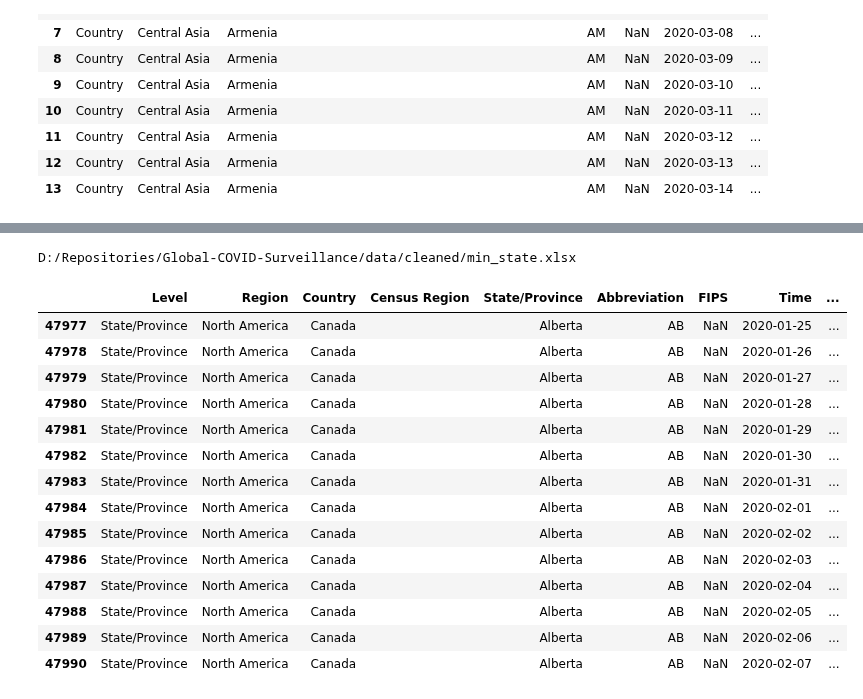
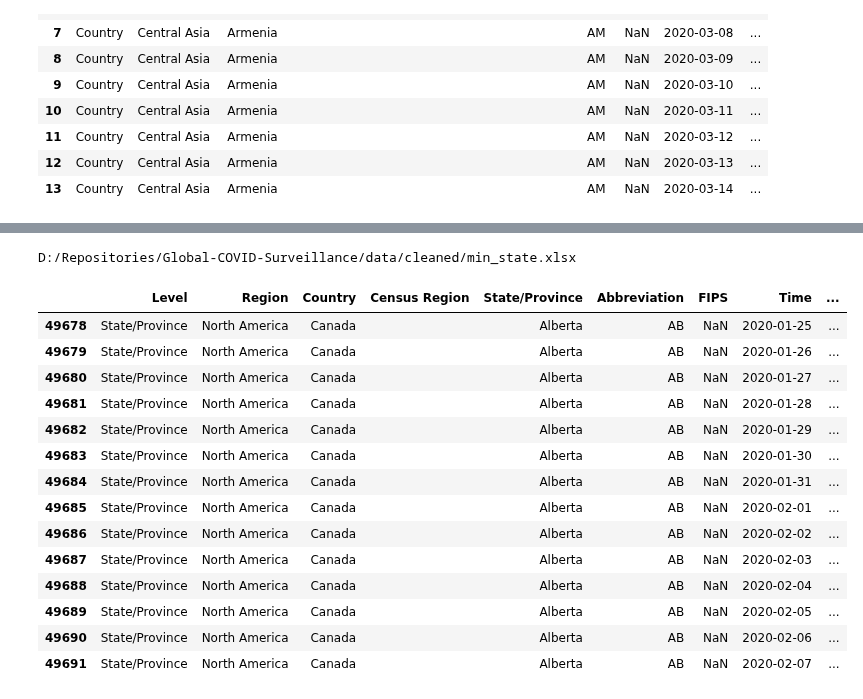
Before and after one commit to janinewhite/Global-COVID-Surveillance, a Jupyter notebook: scripts/Daily Update.ipynb, the cells around one changed output, grey strips where cells are left out. Cells and saved outputs as stored; diff of their text form; code cells hidden in the pictures.

```diff
--- a/scripts/Daily Update.ipynb
+++ b/scripts/Daily Update.ipynb
@@ -16,10 +16,10 @@ pd.set_option('display.max_columns', None)
 now = datetime.now()
 current_date = now.strftime('%Y-%m-%d')
 print(current_date)
-file_date = "2021-02-28"
+file_date = "2021-03-10"
 file_end = " -Results- " + current_date +" .csv"
 output_file_end = " -Results- " + file_date +" .csv"
-statistics_file_end = " - GMM - " + file_date + " .txt"
+statistics_file_end = " - GMM- " + file_date + " .txt"
 print(file_end)
 
 #Folders and Files
@@ -1461,7 +1544,12 @@ all_order = [
     70, 71, 72, 73, 74, 75, 76, 77, 78, 79,
     80, 81, 82, 83, 84, '85+',
     '1-4','5-14','15-24','25-34','35-44','45-54','55-64','65-74','75-84',
-    'Pct < 1','Pct 1-4','Pct 5-14','Pct 15-24','Pct 25-34','Pct 35-44','Pct 45-54','Pct 55-64','Pct 65-74','Pct 75-84','Pct 85+'
+    'Pct < 1','Pct 1-4','Pct 5-14','Pct 15-24','Pct 25-34','Pct 35-44',
+    'Pct 45-54','Pct 55-64','Pct 65-74','Pct 75-84','Pct 85+',
+    'Sargan Test','Sargan Test P-Value','Sargan Test Chisq',
+    'Autocorrelation Test 1', "Autocorrelation Test 1 P-Value",
+    'Autocorrelation Test 2', "Autocorrelation Test 2 P-Value",
+    'Wald Test', "Wald Test P-Value", "Wald Test Chisq"
 ]
 print_column_missing(all_df.columns,all_order)
 all_df = all_df[all_order]
@@ -1507,48 +1595,52 @@ date_check.head()
 # %%
 min_state = all_df.loc[all_df["Level"]=="State/Province"].copy()
 min_cols = [
     'Level', 'Region', 'Country', 'Census Region', 'State/Province', 'Abbreviation', 'FIPS',
     'Time','Max Country Time','Max State Time','Date','Week', 'First Day of Week', 'Last Day of Week', 'Week Date Range', 'Last Day of Week Excel Date', 'Accessed',
     'Output',
     'Speed', 'Speed Daily', 'Acceleration', 'Acceleration Daily', 'Jerk', 'Jerk Daily', '7-Day Persistence',
     'Cases Daily', 'Cases Daily 7D Rolling', 'Cases 7D Moving Average', 'Cases Daily Last Day of Week',
     'Cases Daily Rate', 'Cases Daily Rate 7D Rolling', 'Cases Last Day of Week Rate 100K',
     'Total Cases', 'Total Cases Rate', 'Total Cases Last Day of Week',
     'Deaths Daily', 'Deaths Daily 7D Rolling', 'Deaths 7D Moving Average', 'Deaths Daily Last Day of Week',
     'Deaths Daily Rate', 'Deaths Daily Rate 7D Rolling', 'Deaths Last Day of Week Rate 100K',
     'Total Deaths', 'Total Deaths Rate', 'Total Deaths Last Day of Week',
     'Tests Daily', 'Tests Daily 7D Rolling',
     'Tests Daily Rate', 'Tests Daily Rate 7D Rolling',
     'Total Tests', 'Total Tests Rate',
     'Positivity 7D Rolling',
     'Negative Daily', 'Total Negative',
     "Population","Population 100K",
     "Country Population","Country Population 100K", "Country Share",
     "Region Population","Region Population 100K", "Region Share",
-    "World Population", "World Population 100K", "World Share"
+    "World Population", "World Population 100K", "World Share",
+    'Sargan Test','Sargan Test P-Value','Sargan Test Chisq',
+    'Autocorrelation Test 1', "Autocorrelation Test 1 P-Value",
+    'Autocorrelation Test 2', "Autocorrelation Test 2 P-Value",
+    'Wald Test', "Wald Test P-Value", "Wald Test Chisq"
 ]
 min_state = min_state[min_cols]
 min_state_file = cleanedFolder + "min_state.xlsx"
 print(min_state_file)
 min_state.to_excel(min_state_file, index=False)
 min_state.head(14)
 # %% [output]
 D:/Repositories/Global-COVID-Surveillance/data/cleaned/min_state.xlsx
 |  | Level | Region | Country | Census Region | State/Province | Abbreviation | FIPS | Time | ... |
-| 47977 | State/Province | North America | Canada |  | Alberta | AB | NaN | 2020-01-25 | ... |
-| 47978 | State/Province | North America | Canada |  | Alberta | AB | NaN | 2020-01-26 | ... |
-| 47979 | State/Province | North America | Canada |  | Alberta | AB | NaN | 2020-01-27 | ... |
-| 47980 | State/Province | North America | Canada |  | Alberta | AB | NaN | 2020-01-28 | ... |
-| 47981 | State/Province | North America | Canada |  | Alberta | AB | NaN | 2020-01-29 | ... |
-| 47982 | State/Province | North America | Canada |  | Alberta | AB | NaN | 2020-01-30 | ... |
-| 47983 | State/Province | North America | Canada |  | Alberta | AB | NaN | 2020-01-31 | ... |
-| 47984 | State/Province | North America | Canada |  | Alberta | AB | NaN | 2020-02-01 | ... |
-| 47985 | State/Province | North America | Canada |  | Alberta | AB | NaN | 2020-02-02 | ... |
-| 47986 | State/Province | North America | Canada |  | Alberta | AB | NaN | 2020-02-03 | ... |
-| 47987 | State/Province | North America | Canada |  | Alberta | AB | NaN | 2020-02-04 | ... |
-| 47988 | State/Province | North America | Canada |  | Alberta | AB | NaN | 2020-02-05 | ... |
-| 47989 | State/Province | North America | Canada |  | Alberta | AB | NaN | 2020-02-06 | ... |
-| 47990 | State/Province | North America | Canada |  | Alberta | AB | NaN | 2020-02-07 | ... |
+| 49678 | State/Province | North America | Canada |  | Alberta | AB | NaN | 2020-01-25 | ... |
+| 49679 | State/Province | North America | Canada |  | Alberta | AB | NaN | 2020-01-26 | ... |
+| 49680 | State/Province | North America | Canada |  | Alberta | AB | NaN | 2020-01-27 | ... |
+| 49681 | State/Province | North America | Canada |  | Alberta | AB | NaN | 2020-01-28 | ... |
+| 49682 | State/Province | North America | Canada |  | Alberta | AB | NaN | 2020-01-29 | ... |
+| 49683 | State/Province | North America | Canada |  | Alberta | AB | NaN | 2020-01-30 | ... |
+| 49684 | State/Province | North America | Canada |  | Alberta | AB | NaN | 2020-01-31 | ... |
+| 49685 | State/Province | North America | Canada |  | Alberta | AB | NaN | 2020-02-01 | ... |
+| 49686 | State/Province | North America | Canada |  | Alberta | AB | NaN | 2020-02-02 | ... |
+| 49687 | State/Province | North America | Canada |  | Alberta | AB | NaN | 2020-02-03 | ... |
+| 49688 | State/Province | North America | Canada |  | Alberta | AB | NaN | 2020-02-04 | ... |
+| 49689 | State/Province | North America | Canada |  | Alberta | AB | NaN | 2020-02-05 | ... |
+| 49690 | State/Province | North America | Canada |  | Alberta | AB | NaN | 2020-02-06 | ... |
+| 49691 | State/Province | North America | Canada |  | Alberta | AB | NaN | 2020-02-07 | ... |
 # %%
 date_check = all_df.groupby(all_df["State/Province"])["Time","Week"].max()
 date_check.head()
```
Also changed, not shown: parts of 15 cells of this notebook, 27 other files.
